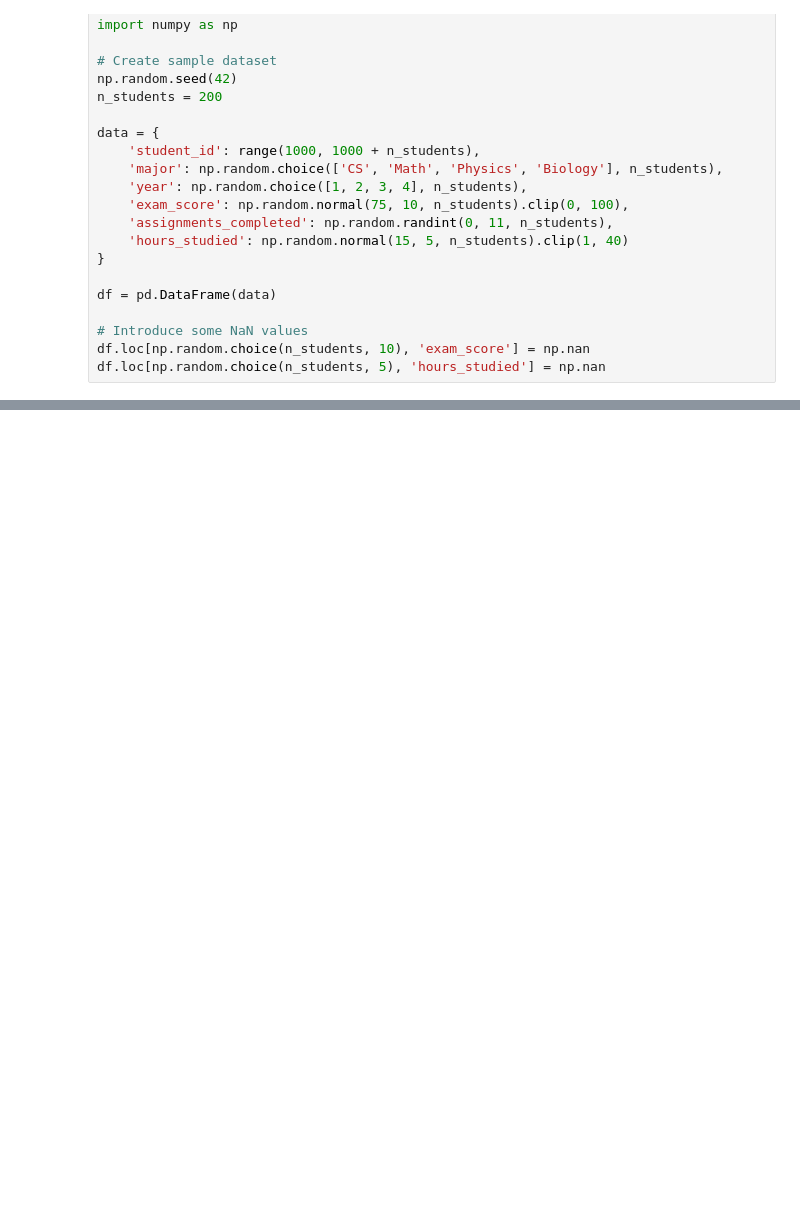
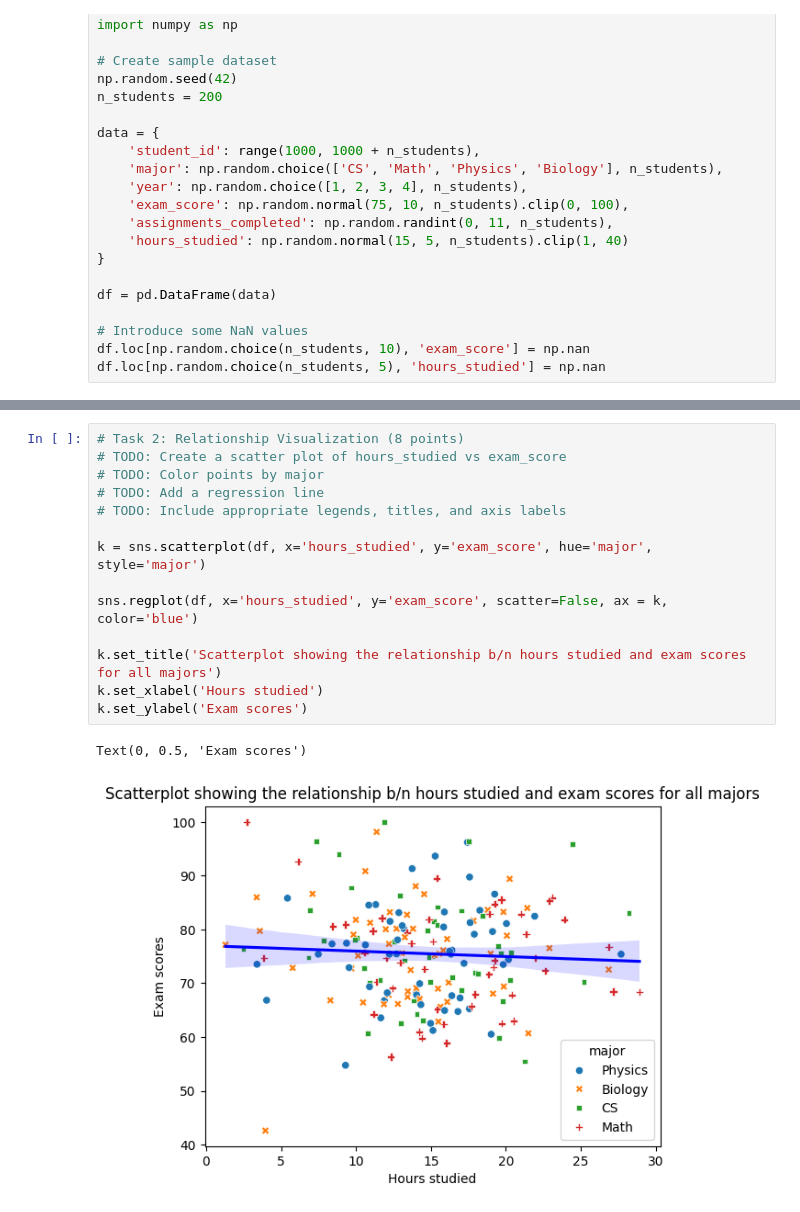
Before and after one commit to Glover69/ai-course-lab0, a Jupyter notebook: src/notebooks/lab0_exercises.ipynb, the cells around one changed output, grey strips where cells are left out. Saved outputs shown, nothing was run; the diff lists cells and outputs as text; blank space fills up the shorter version.

```diff
--- a/src/notebooks/lab0_exercises.ipynb
+++ b/src/notebooks/lab0_exercises.ipynb
@@ -149,0 +220,17 @@ table = pd.pivot_table(df, values='exam_score', index=['major'], columns=['year'
+# %%
+# Task 2: Relationship Visualization (8 points)
+# TODO: Create a scatter plot of hours_studied vs exam_score
+# TODO: Color points by major
+# TODO: Add a regression line
+# TODO: Include appropriate legends, titles, and axis labels
+
+k = sns.scatterplot(df, x='hours_studied', y='exam_score', hue='major', style='major')
+
+sns.regplot(df, x='hours_studied', y='exam_score', scatter=False, ax = k, color='blue')
+
+k.set_title('Scatterplot showing the relationship b/n hours studied and exam scores for all majors')
+k.set_xlabel('Hours studied')
+k.set_ylabel('Exam scores')
+# %% [output]
+Text(0, 0.5, 'Exam scores')
+[figure, added]
```
Also changed, not shown: parts of 8 cells of this notebook, 1 other file.
